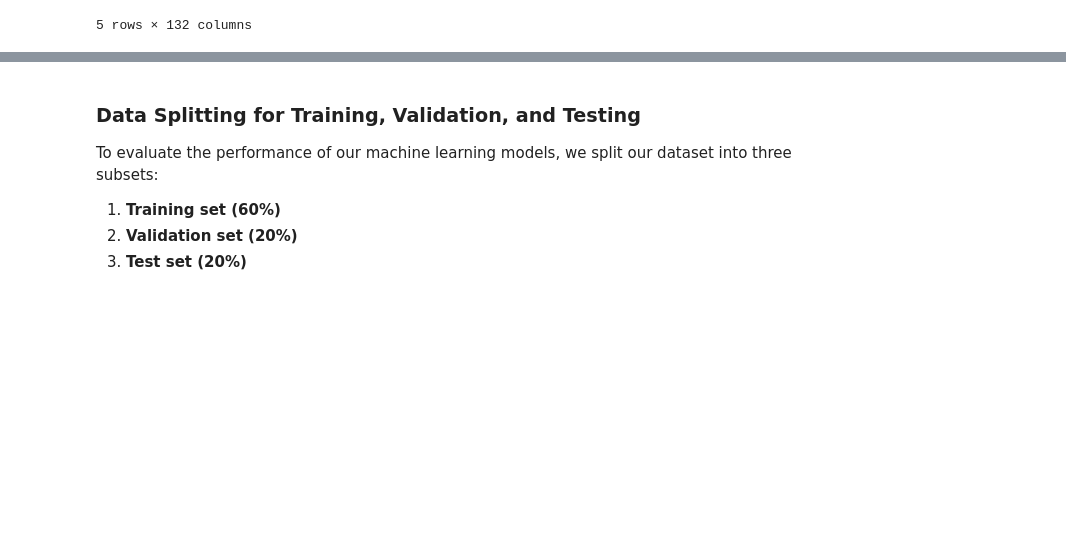
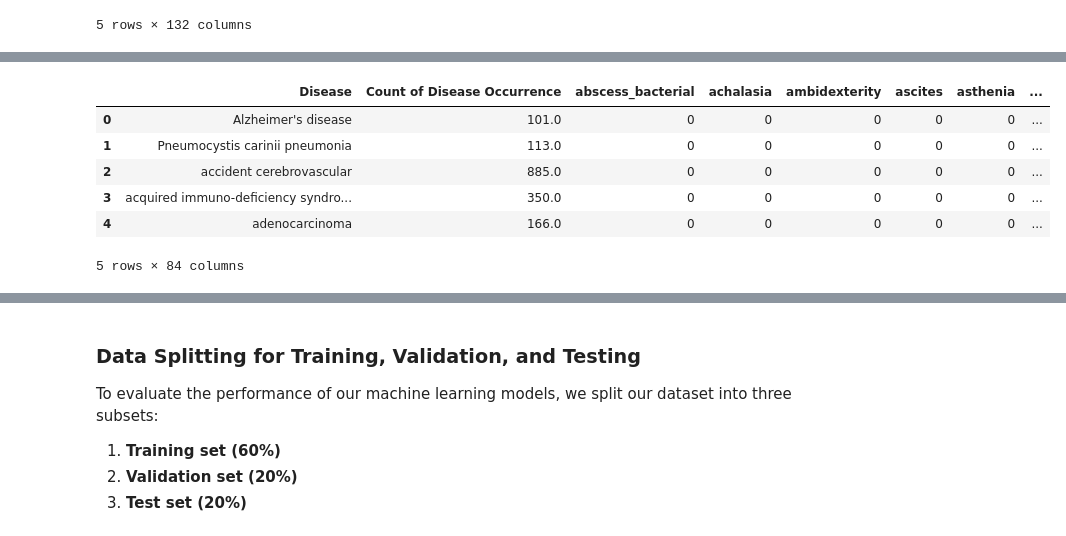
Before and after one commit to disease-outbreak/disease-outbreak, a Jupyter notebook: Theo/final_report.ipynb, the cells around one changed output, grey strips where cells are left out. Saved outputs shown, nothing was run; the diff lists cells and outputs as text; code cells hidden in the pictures; blank space fills up the shorter version.

```diff
--- a/Theo/final_report.ipynb
+++ b/Theo/final_report.ipynb
@@ -49,2 +53,5 @@ warnings.filterwarnings('ignore')
 # %%
 df, df1 = a.load_and_preview_datasets('dataset.csv', 'Symptom-severity.csv')
+# %%
+url = 'https://people.dbmi.columbia.edu/~friedma/Projects/DiseaseSymptomKB/index.html'
+add_df = a.scrape_disease_symptoms(url)
@@ -126,0 +151,2 @@ df_final.head()
+# %%
+add_df = p.clean_umls_codes(add_df)
@@ -126,0 +162,12 @@ df_final.head()
+# %%
+add_df = p.process_dataframes(add_df)
+# %%
+add_df.head()
+# %% [output]
+|  | Disease | Count of Disease Occurrence | abscess_bacterial | achalasia | ambidexterity | ascites | asthenia | ... |
+| 0 | Alzheimer's disease | 101.0 | 0 | 0 | 0 | 0 | 0 | ... |
+| 1 | Pneumocystis carinii pneumonia | 113.0 | 0 | 0 | 0 | 0 | 0 | ... |
+| 2 | accident cerebrovascular | 885.0 | 0 | 0 | 0 | 0 | 0 | ... |
+| 3 | acquired immuno-deficiency syndro... | 350.0 | 0 | 0 | 0 | 0 | 0 | ... |
+| 4 | adenocarcinoma | 166.0 | 0 | 0 | 0 | 0 | 0 | ... |
+5 rows × 84 columns
```
Also changed, not shown: parts of 28 cells of this notebook, 5 other files.
